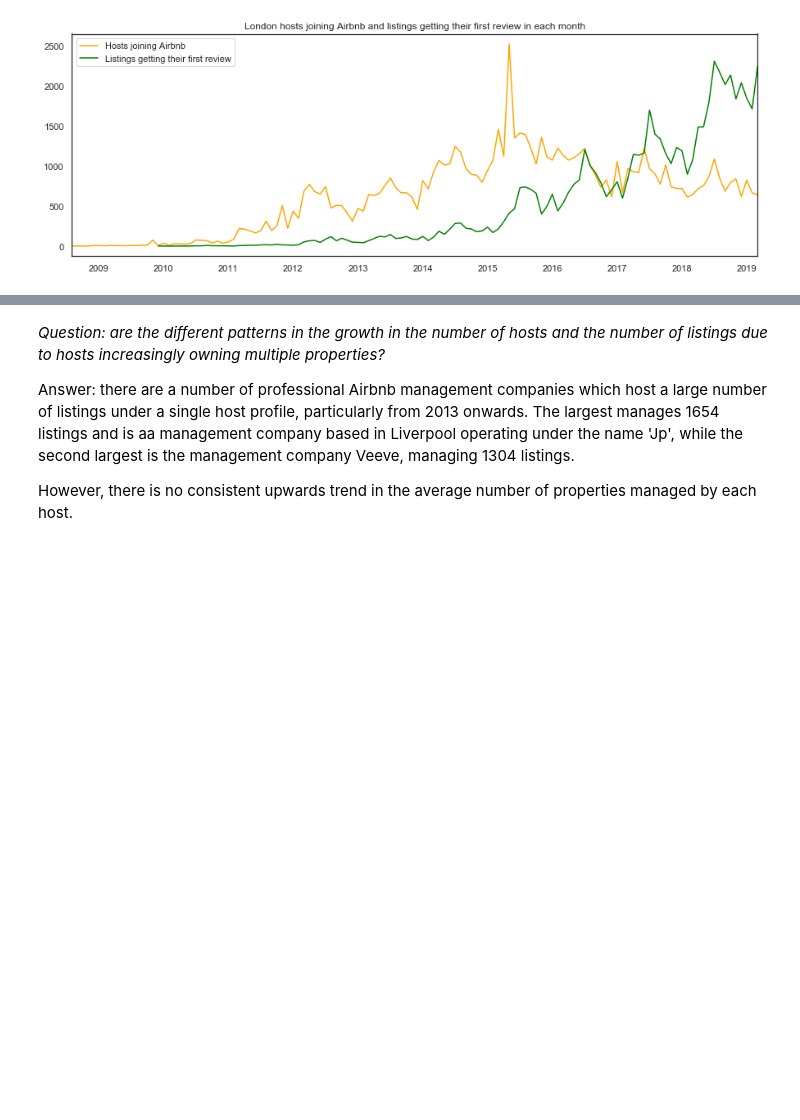
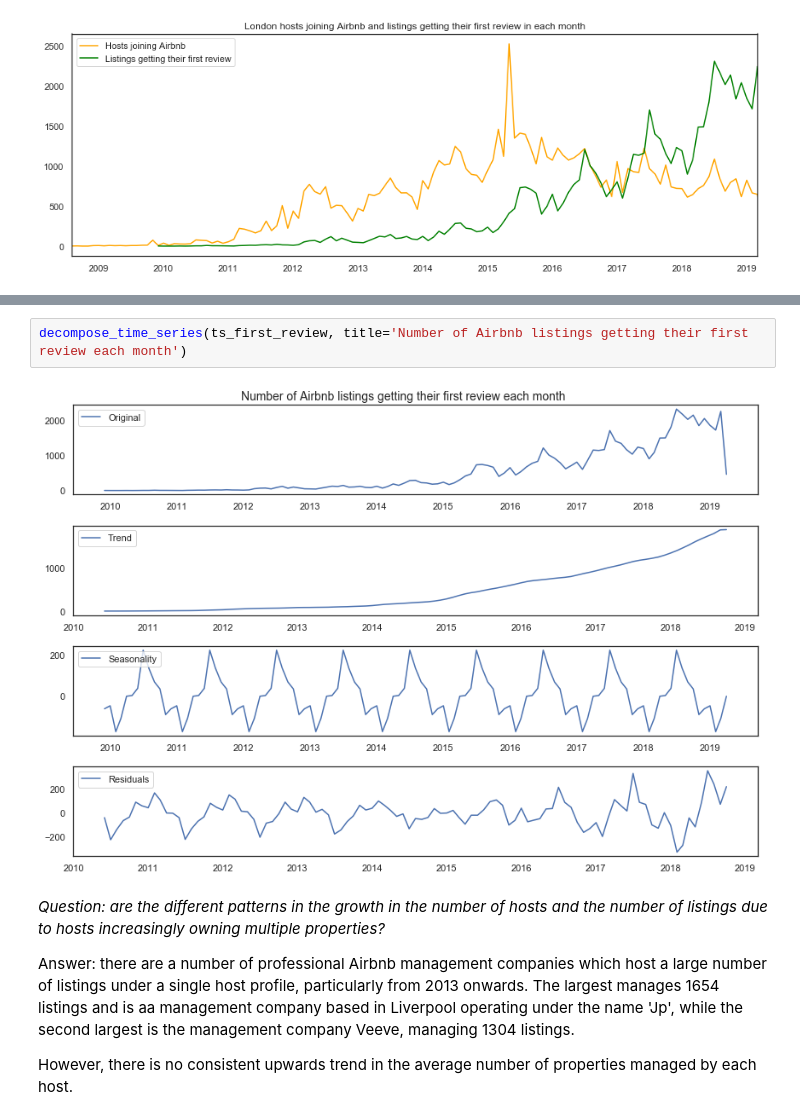
Before and after one commit to cbuie/Airbnb-neural-network-price-prediction, a Jupyter notebook: Airbnb-price-prediction.ipynb, the cells around one changed output, grey strips where cells are left out. Drawn from its saved outputs; the diff is of its cells as text; blank space fills up the shorter version.

```diff
--- a/Airbnb-price-prediction.ipynb
+++ b/Airbnb-price-prediction.ipynb
@@ -762,3 +805,7 @@ plt.show()
+# %%
+decompose_time_series(ts_first_review, title='Number of Airbnb listings getting their first review each month')
+# %% [output]
+[figure, added]
 # %% [markdown]
 *Question: are the different patterns in the growth in the number of hosts and the number of listings due to hosts increasingly owning multiple properties?*
 
```
Also changed, not shown: parts of 9 cells of this notebook.
